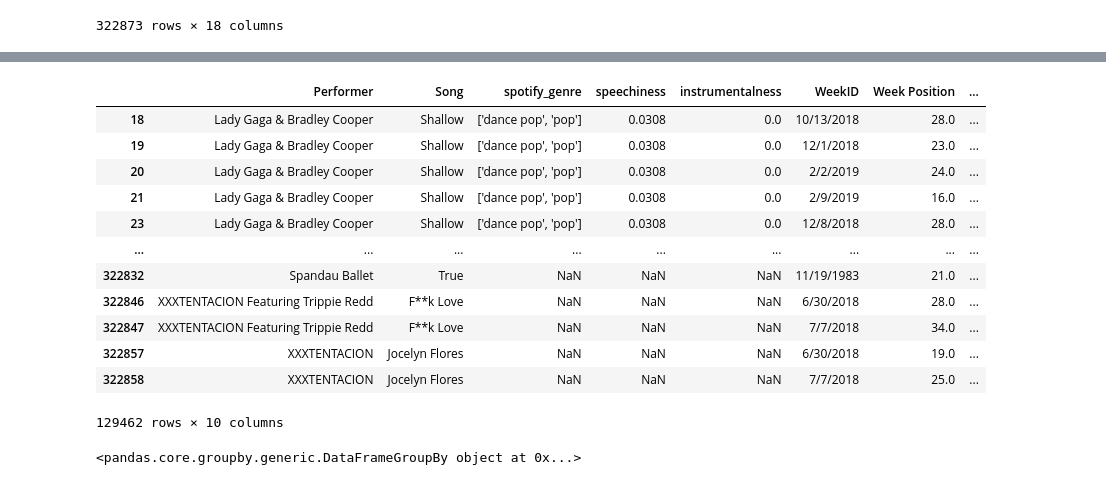
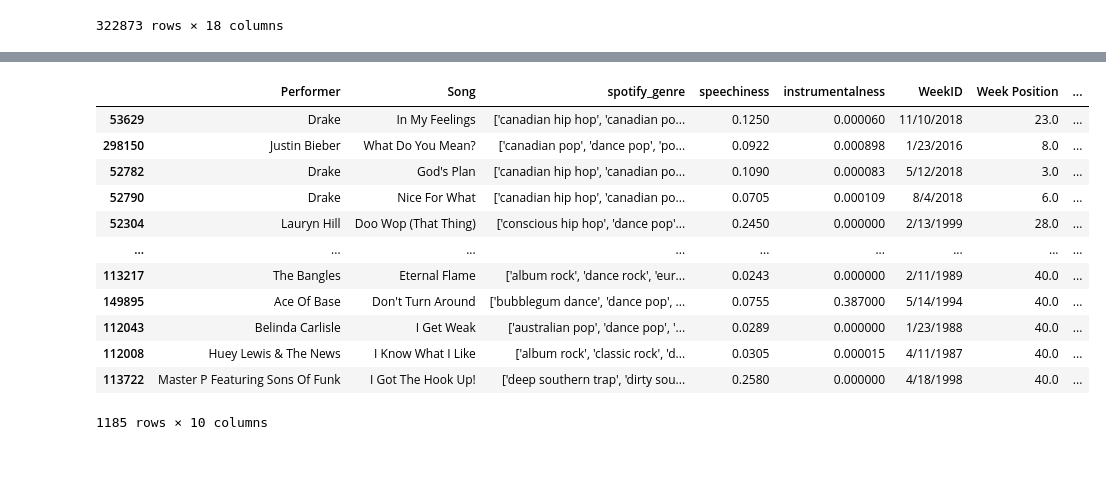
Before and after one commit to LRiceBall/Project-Group-5, a Jupyter notebook: start.ipynb, the cells around one changed output, grey strips where cells are left out. Drawn from its saved outputs; the diff is of its cells as text; code cells hidden in the pictures.

```diff
--- a/start.ipynb
+++ b/start.ipynb
@@ -53,6 +56,9 @@ merge_df.fillna(0)
 speech_vs_instruments = merge_df[['Performer', 'Song', 'spotify_genre', 'speechiness', 'instrumentalness',
                        'WeekID', 'Week Position', 'Previous Week Position', 'Peak Position',
                        'Weeks on Chart']]
+
+# drop any values that do not have speechiness or instrumentalism
+speech_vs_instruments = speech_vs_instruments.dropna(how="any")
 speech_vs_instruments
 # %% [output]
 |  | Performer | Song | spotify_genre | speechiness | instrumentalness | WeekID | Week Position | ... |
@@ -70,0 +90,7 @@ speech_vs_instruments
+# %%
+# create df of peak position
+songs_peak = speech_vs_instruments.sort_values(by="Peak Position")
+
+# drop any duplicates
+songs_peak = songs_peak.drop_duplicates(["Song"], keep="last")
+songs_peak
@@ -71,24 +111,18 @@ speech_vs_instruments
 # %%
 # we only want data from the songs that are/were in the top 40
-top_fourty = speech_vs_instruments.loc[speech_vs_instruments['Week Position'] <= 40, :]
+top_fourty = songs_peak.loc[songs_peak['Week Position'] <= 40, :]
 top_fourty
 # %% [output]
 |  | Performer | Song | spotify_genre | speechiness | instrumentalness | WeekID | Week Position | ... |
-| 18 | Lady Gaga & Bradley Cooper | Shallow | ['dance pop', 'pop'] | 0.0308 | 0.0 | 10/13/2018 | 28.0 | ... |
-| 19 | Lady Gaga & Bradley Cooper | Shallow | ['dance pop', 'pop'] | 0.0308 | 0.0 | 12/1/2018 | 23.0 | ... |
-| 20 | Lady Gaga & Bradley Cooper | Shallow | ['dance pop', 'pop'] | 0.0308 | 0.0 | 2/2/2019 | 24.0 | ... |
-| 21 | Lady Gaga & Bradley Cooper | Shallow | ['dance pop', 'pop'] | 0.0308 | 0.0 | 2/9/2019 | 16.0 | ... |
-| 23 | Lady Gaga & Bradley Cooper | Shallow | ['dance pop', 'pop'] | 0.0308 | 0.0 | 12/8/2018 | 28.0 | ... |
+| 53629 | Drake | In My Feelings | ['canadian hip hop', 'canadian po... | 0.1250 | 0.000060 | 11/10/2018 | 23.0 | ... |
+| 298150 | Justin Bieber | What Do You Mean? | ['canadian pop', 'dance pop', 'po... | 0.0922 | 0.000898 | 1/23/2016 | 8.0 | ... |
+| 52782 | Drake | God's Plan | ['canadian hip hop', 'canadian po... | 0.1090 | 0.000083 | 5/12/2018 | 3.0 | ... |
+| 52790 | Drake | Nice For What | ['canadian hip hop', 'canadian po... | 0.0705 | 0.000109 | 8/4/2018 | 6.0 | ... |
+| 52304 | Lauryn Hill | Doo Wop (That Thing) | ['conscious hip hop', 'dance pop'... | 0.2450 | 0.000000 | 2/13/1999 | 28.0 | ... |
 | ... | ... | ... | ... | ... | ... | ... | ... | ... |
-| 322832 | Spandau Ballet | True | NaN | NaN | NaN | 11/19/1983 | 21.0 | ... |
-| 322846 | XXXTENTACION Featuring Trippie Redd | F**k Love | NaN | NaN | NaN | 6/30/2018 | 28.0 | ... |
-| 322847 | XXXTENTACION Featuring Trippie Redd | F**k Love | NaN | NaN | NaN | 7/7/2018 | 34.0 | ... |
-| 322857 | XXXTENTACION | Jocelyn Flores | NaN | NaN | NaN | 6/30/2018 | 19.0 | ... |
-| 322858 | XXXTENTACION | Jocelyn Flores | NaN | NaN | NaN | 7/7/2018 | 25.0 | ... |
+| 113217 | The Bangles | Eternal Flame | ['album rock', 'dance rock', 'eur... | 0.0243 | 0.000000 | 2/11/1989 | 40.0 | ... |
+| 149895 | Ace Of Base | Don't Turn Around | ['bubblegum dance', 'dance pop', ... | 0.0755 | 0.387000 | 5/14/1994 | 40.0 | ... |
+| 112043 | Belinda Carlisle | I Get Weak | ['australian pop', 'dance pop', '... | 0.0289 | 0.000000 | 1/23/1988 | 40.0 | ... |
+| 112008 | Huey Lewis & The News | I Know What I Like | ['album rock', 'classic rock', 'd... | 0.0305 | 0.000015 | 4/11/1987 | 40.0 | ... |
+| 113722 | Master P Featuring Sons Of Funk | I Got The Hook Up! | ['deep southern trap', 'dirty sou... | 0.2580 | 0.000000 | 4/18/1998 | 40.0 | ... |
-129462 rows × 10 columns
+1185 rows × 10 columns
-# %%
-# groupby the performer and song, because each show up multiple times due to the "Weeks on Chart" column
-top_songs = top_fourty.groupby(["Performer", "Song"], as_index=False)
-top_songs
-# %% [output]
-<pandas.core.groupby.generic.DataFrameGroupBy object at 0x...>
```
Also changed, not shown: parts of 8 cells of this notebook.
